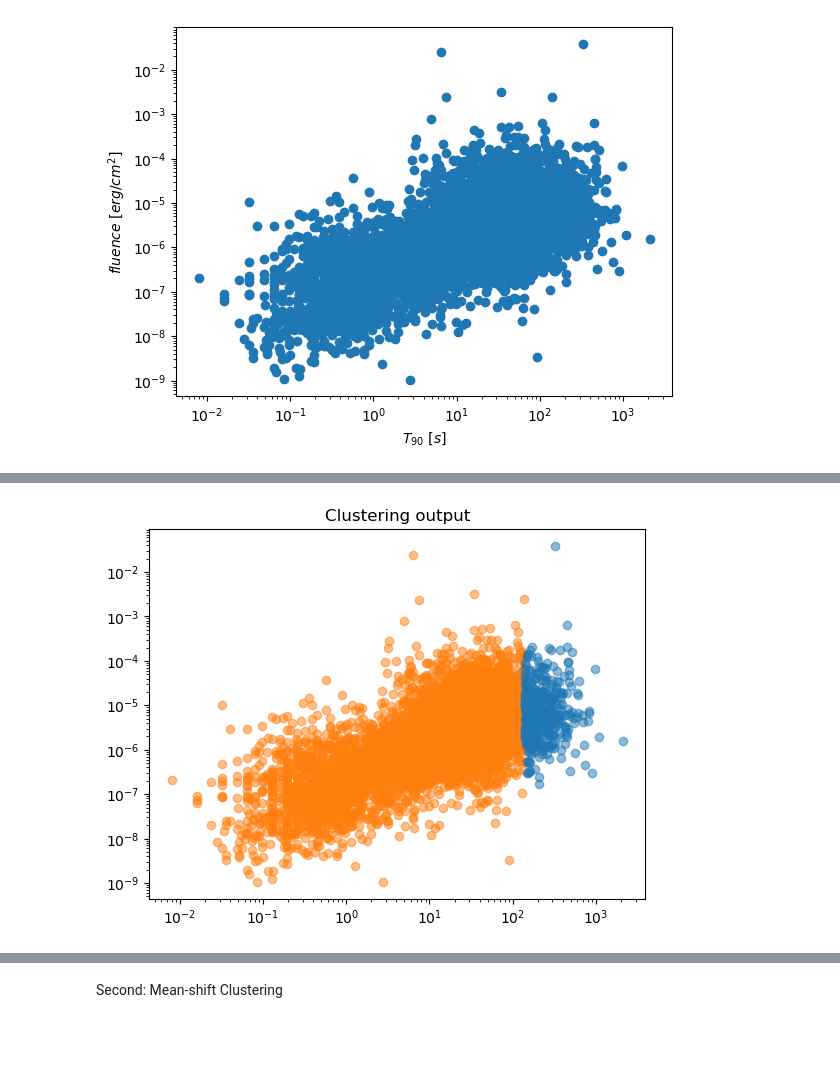
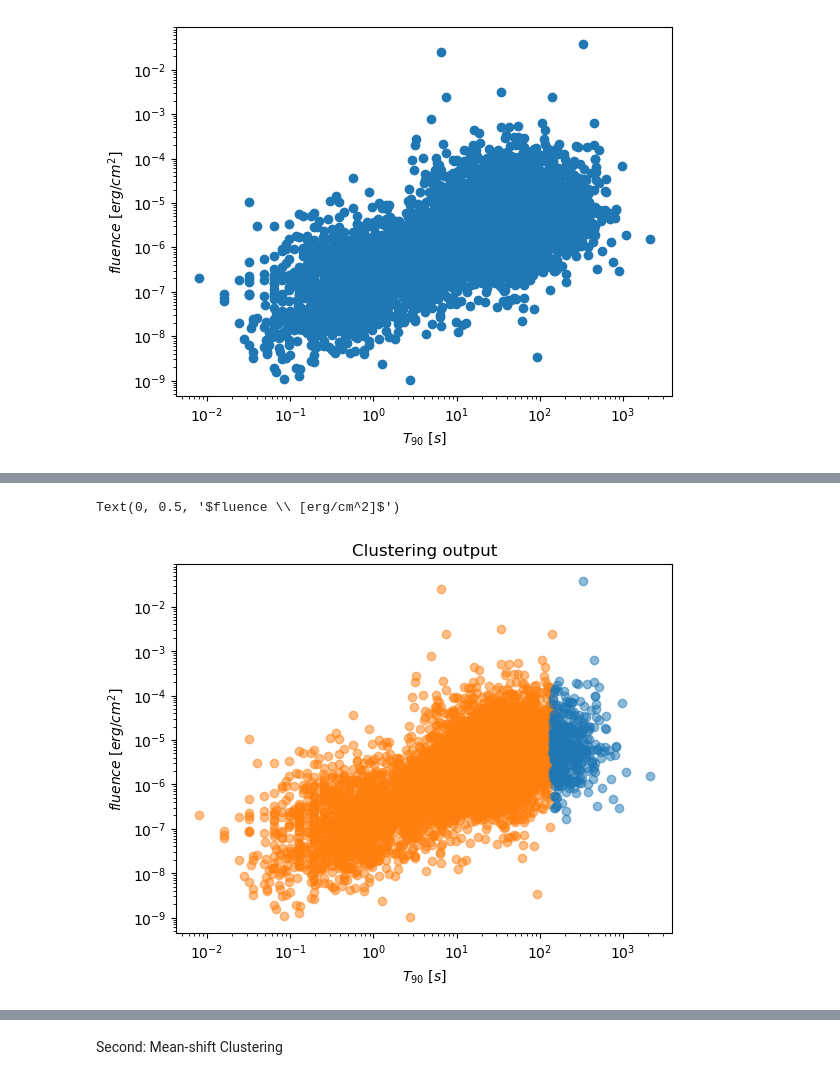
Before and after one commit to Ale5606/ilovegit, a Jupyter notebook: ML/280425/L14.ipynb, the cells around one changed output, grey strips where cells are left out. Saved outputs shown, nothing was run; the diff lists cells and outputs as text; code cells hidden in the pictures; blank space fills up the shorter version.

```diff
--- a/ML/280425/L14.ipynb
+++ b/ML/280425/L14.ipynb
@@ -63,26 +64,25 @@ First: K-Means Clustering
 # %%
 from sklearn.cluster import KMeans
 from sklearn import preprocessing
 
 #we need an array shape like [[x_1,y_1], ..., [x_n,y_n]]
 X = np.vstack((T90_arr, fluence_arr)).T
 
 model = KMeans(n_clusters=2, n_init='auto').fit(X)
 centers = model.cluster_centers_
 labels = model.predict(X)
 
 
-# plot the data color-coded by cluster id
 colors = ['C1', 'C0']
 for ii in range(2):
     plt.scatter(X[labels==ii,0], X[labels==ii,1],
                 color=colors[ii],alpha=0.5)
     plt.xscale('log')
     plt.yscale('log')
 
-# To get some information on these try:
-# KMeans?
-# help(clf)
 plt.title('Clustering output');
+plt.xlabel('$T_{90} \ [s]$')
+plt.ylabel('$fluence \ [erg/cm^2]$')
 # %% [output]
+Text(0, 0.5, '$fluence \\ [erg/cm^2]$')
-[figure, old version]
+[figure, new version]
```
Also changed, not shown: parts of 1 cell of this notebook.
